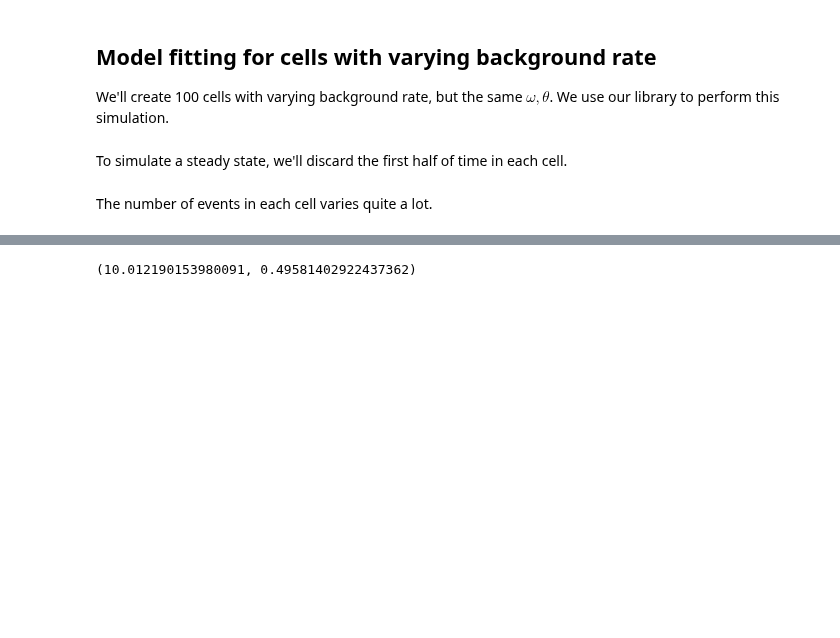
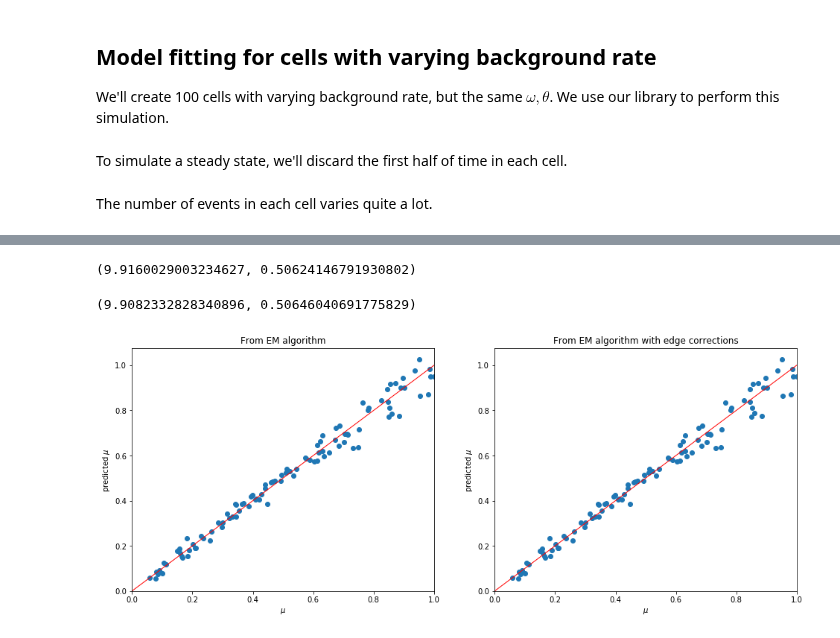
Before and after one commit to QuantCrimAtLeeds/PredictCode, a Jupyter notebook: notebooks/sepp_2a_testbed.ipynb, the cells around one changed output, grey strips where cells are left out. Drawn from its saved outputs; the diff is of its cells as text; code cells hidden in the pictures; blank space fills up the shorter version.

Commit message:
Fix bug; get seppexp working

```diff
--- a/notebooks/sepp_2a_testbed.ipynb
+++ b/notebooks/sepp_2a_testbed.ipynb
@@ -34,7 +34,7 @@ ax.set(xlim=[900, 1000], ylim=[-0.1,0.1])
 
 We'll create 100 cells with varying background rate, but the same $\omega, \theta$.  We use our library to perform this simulation.
 # %%
-rates = [0.01 + 0.49 * i / 100 for i in range(100)]
+rates = np.random.random(size=100)
 simulation = source_sepp.GridHawkesProcess(rates, 0.5, 10)
 cells = simulation.sample(0, 1000)
 # %% [markdown]
@@ -66,25 +52,42 @@ def simulate(exp_rate=10):
 # %%
 import open_cp.seppexp
 # %%
-def optimise(cells, initial_omega=10, iterations=100):
+def optimise(cells, initial_omega=10, iterations=100, time=500):
     omega = initial_omega
     theta = .5
-    mu = [.5] * len(cells)
+    mu = np.zeros_like(cells) + 0.5
 
     for _ in range(iterations):
-        omega, theta, mu = open_cp.seppexp.maximisation(cells, omega, theta, mu, 500)
+        omega, theta, mu = open_cp.seppexp.maximisation(cells, omega, theta, mu, time)
     return omega, theta, mu
 
-def optimise_corrected(cells, initial_omega=10, iterations=100):
+def optimise_corrected(cells, initial_omega=10, iterations=100, time=500):
     omega = initial_omega
     theta = .5
-    mu = [.5] * len(cells)
+    mu = np.zeros_like(cells) + 0.5
 
     for _ in range(iterations):
-        omega, theta, mu = open_cp.seppexp.maximisation_corrected(cells, omega, theta, mu, 500)
+        omega, theta, mu = open_cp.seppexp.maximisation_corrected(cells, omega, theta, mu, time)
     return omega, theta, mu
 # %%
 omega, theta, mu = optimise(cells)
 omega, theta
 # %% [output]
-(10.012190153980091, 0.49581402922437362)
+(9.9160029003234627, 0.50624146791930802)
+# %%
+omegac, thetac, muc = optimise_corrected(cells)
+omegac, thetac
+# %% [output]
+(9.9082332828340896, 0.50646040691775829)
+# %%
+def plot(rates, mu, ax, title):
+    ax.plot([0,1], [0,1], color="red", linewidth=1)
+    ax.scatter(rates, mu)
+    ax.set(xlim=[0,1], ylim=[0,np.max(mu)*1.05], xlabel="$\\mu$", ylabel="predicted $\\mu$",
+         title=title)
+# %%
+fig, ax = plt.subplots(ncols=2, figsize=(16,6))
+plot(rates, mu, ax[0], "From EM algorithm")
+plot(rates, muc,ax[1], "From EM algorithm with edge corrections")
+# %% [output]
+[figure, added]
```
Also changed, not shown: parts of 19 cells of this notebook, 2 other files.
